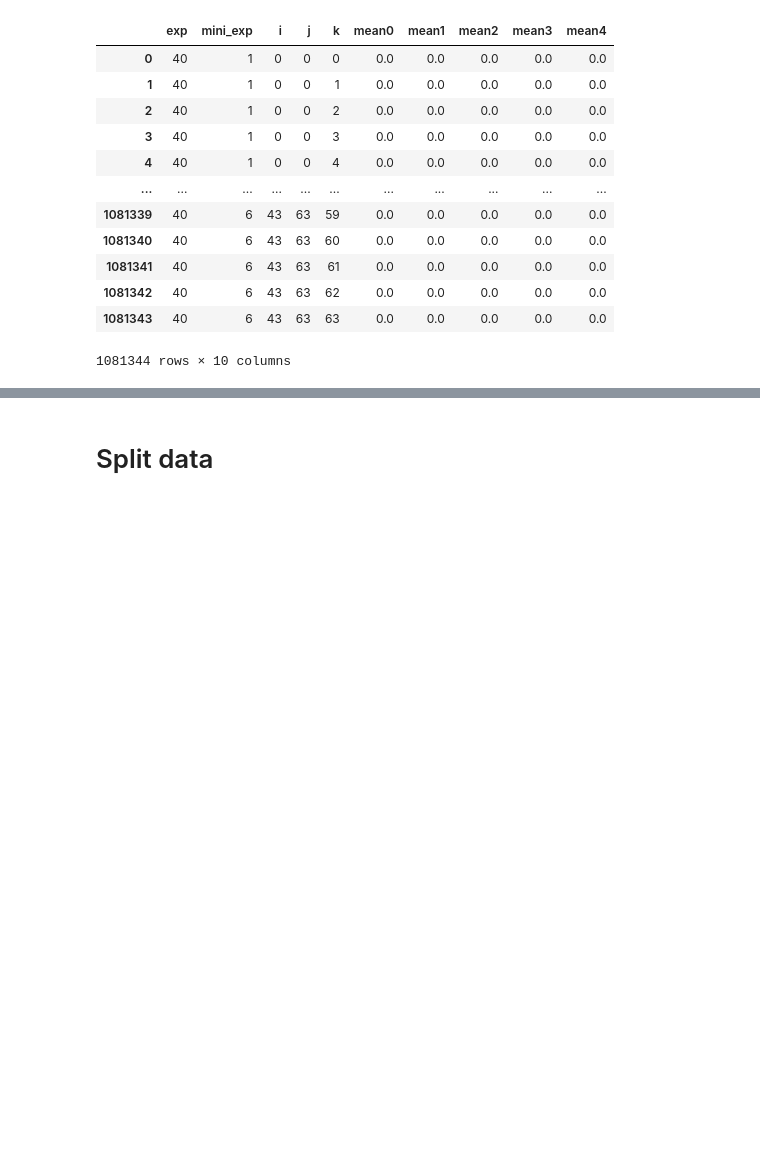
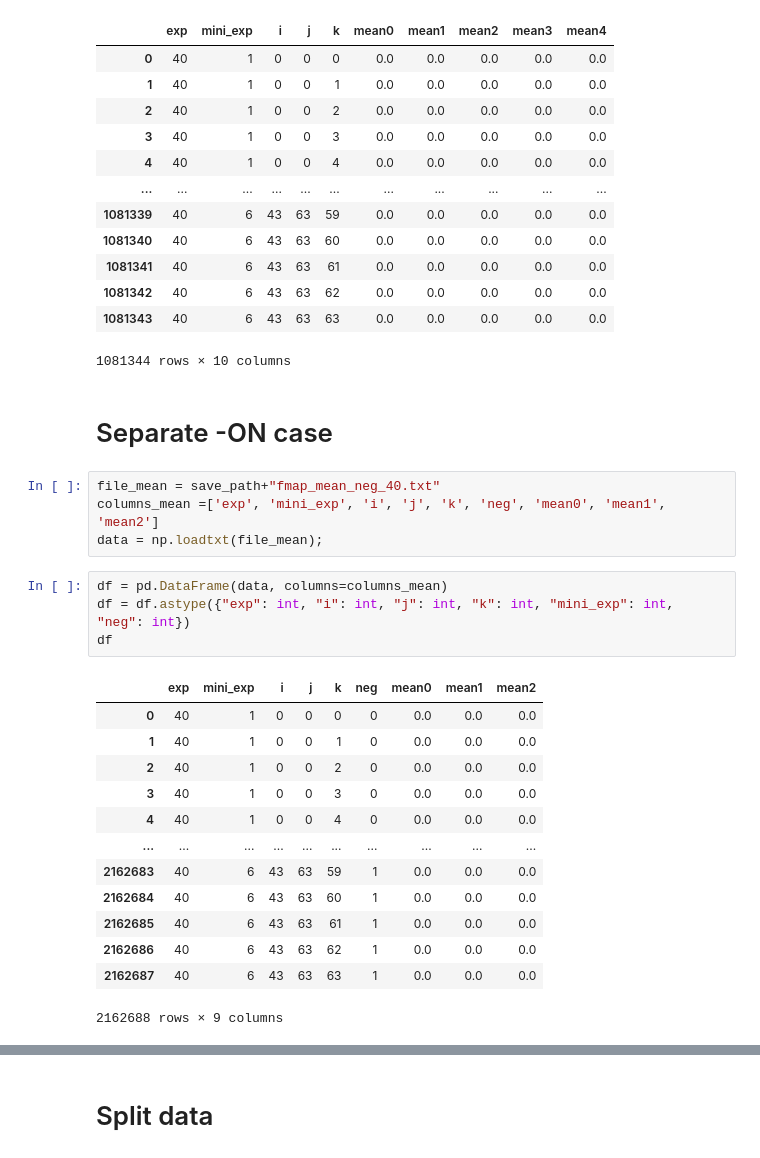
Before and after one commit to chikakoto/tdcs_thesis, a Jupyter notebook: notebooks/7.4_predict_sphere.ipynb, the cells around one changed output, grey strips where cells are left out. Drawn from its saved outputs; the diff is of its cells as text; blank space fills up the shorter version.

```diff
--- a/notebooks/7.4_predict_sphere.ipynb
+++ b/notebooks/7.4_predict_sphere.ipynb
@@ -63,6 +64,30 @@ df
 | 1081342 | 40 | 6 | 43 | 63 | 62 | 0.0 | 0.0 | 0.0 | 0.0 | 0.0 |
 | 1081343 | 40 | 6 | 43 | 63 | 63 | 0.0 | 0.0 | 0.0 | 0.0 | 0.0 |
 1081344 rows × 10 columns
+# %% [markdown]
+# Separate -ON case
+# %%
+file_mean = save_path+"fmap_mean_neg_40.txt"
+columns_mean =['exp', 'mini_exp', 'i', 'j', 'k', 'neg', 'mean0', 'mean1', 'mean2']
+data = np.loadtxt(file_mean);
+# %%
+df = pd.DataFrame(data, columns=columns_mean)
+df = df.astype({"exp": int, "i": int, "j": int, "k": int, "mini_exp": int, "neg": int})
+df
+# %% [output]
+|  | exp | mini_exp | i | j | k | neg | mean0 | mean1 | mean2 |
+| 0 | 40 | 1 | 0 | 0 | 0 | 0 | 0.0 | 0.0 | 0.0 |
+| 1 | 40 | 1 | 0 | 0 | 1 | 0 | 0.0 | 0.0 | 0.0 |
+| 2 | 40 | 1 | 0 | 0 | 2 | 0 | 0.0 | 0.0 | 0.0 |
+| 3 | 40 | 1 | 0 | 0 | 3 | 0 | 0.0 | 0.0 | 0.0 |
+| 4 | 40 | 1 | 0 | 0 | 4 | 0 | 0.0 | 0.0 | 0.0 |
+| ... | ... | ... | ... | ... | ... | ... | ... | ... | ... |
+| 2162683 | 40 | 6 | 43 | 63 | 59 | 1 | 0.0 | 0.0 | 0.0 |
+| 2162684 | 40 | 6 | 43 | 63 | 60 | 1 | 0.0 | 0.0 | 0.0 |
+| 2162685 | 40 | 6 | 43 | 63 | 61 | 1 | 0.0 | 0.0 | 0.0 |
+| 2162686 | 40 | 6 | 43 | 63 | 62 | 1 | 0.0 | 0.0 | 0.0 |
+| 2162687 | 40 | 6 | 43 | 63 | 63 | 1 | 0.0 | 0.0 | 0.0 |
+2162688 rows × 9 columns
 # %%
 df.info()
 # %% [output]
```
Also changed, not shown: parts of 16 cells of this notebook, 6 other files.
